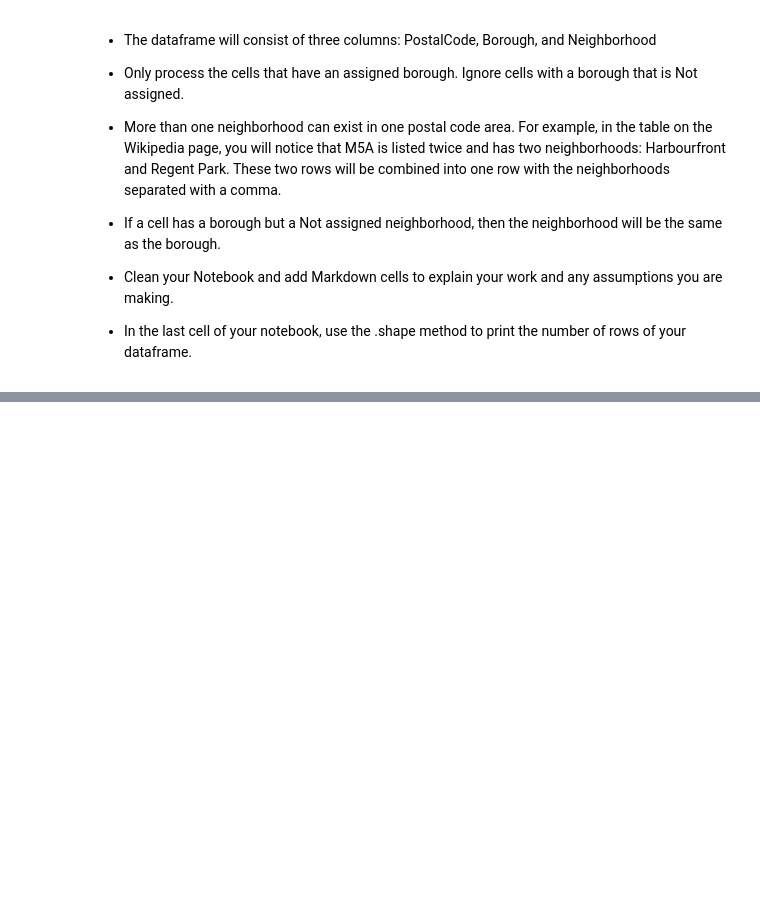
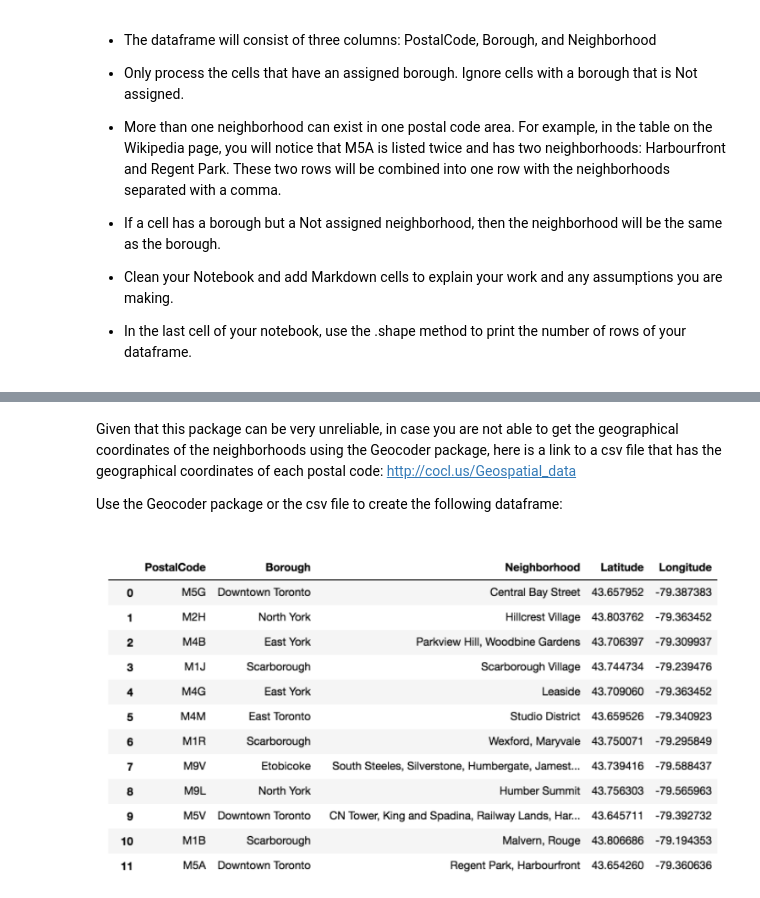
Before and after one commit to JaneeMiao/Week3_Segmenting-and-Clustering-Neighborhoods-in-Toronto, a Jupyter notebook: Segmenting and Clustering Neighborhoods in Toronto.ipynb, the cells around one changed output, grey strips where cells are left out. Drawn from its saved outputs; the diff is of its cells as text; code cells hidden in the pictures; blank space fills up the shorter version.

```diff
--- a/Segmenting and Clustering Neighborhoods in Toronto.ipynb
+++ b/Segmenting and Clustering Neighborhoods in Toronto.ipynb
@@ -141,0 +154,9 @@ df
+# %% [markdown]
+Given that this package can be very unreliable, in case you are not able to get the geographical coordinates of the neighborhoods using the Geocoder package, here is a link to a csv file that has the geographical coordinates of each postal code: http://cocl.us/Geospatial_data
+
+Use the Geocoder package or the csv file to create the following dataframe:
+# %%
+from IPython import display
+display.Image("C:/Users/Lou/Desktop/Data Science/IBM/Applied Data Science Capstone/Week3/Untitled Folder/Q2.PNG")
+# %% [output]
+[figure, added]
```
Also changed, not shown: parts of 72 cells of this notebook.
